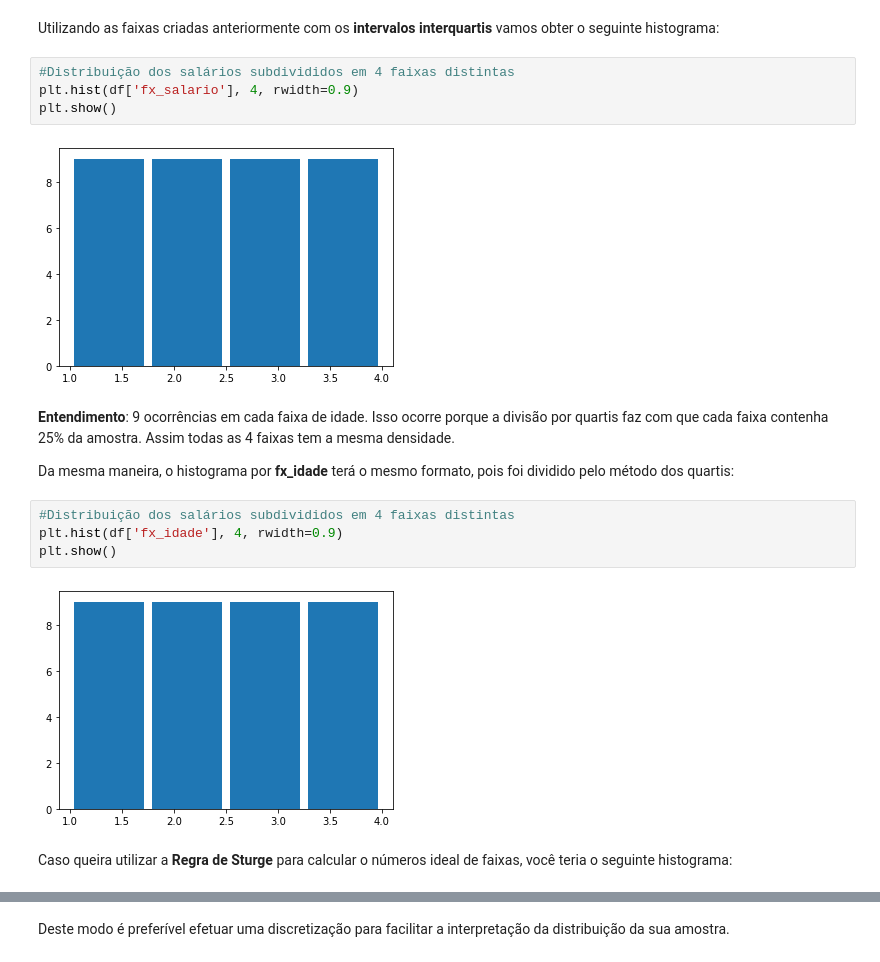
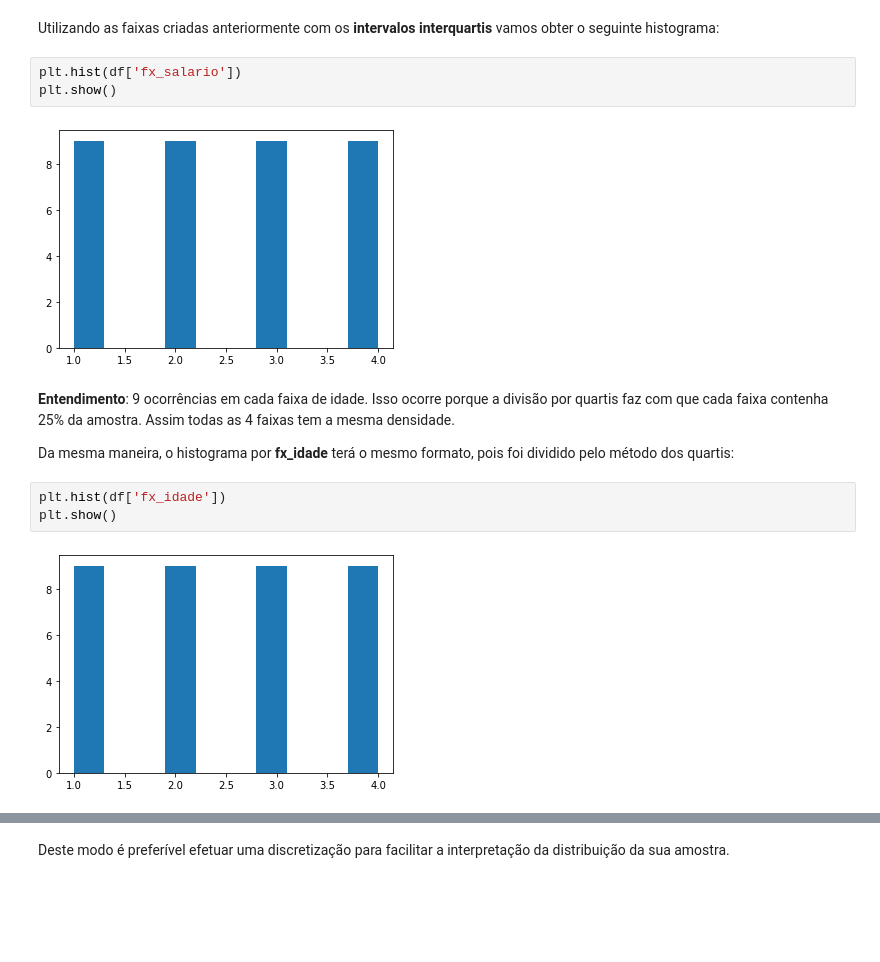
Before and after one commit to TerezaBoada/Estatistica, a Jupyter notebook: 1.1. Resumo de Dados.ipynb, the cells around one changed output, grey strips where cells are left out. Saved outputs shown, nothing was run; the diff lists cells and outputs as text; blank space fills up the shorter version.

```diff
--- a/1.1. Resumo de Dados.ipynb
+++ b/1.1. Resumo de Dados.ipynb
@@ -539,20 +591,16 @@ E assim por diante até a 12ª faixa, com uma ocorrência
 # %% [markdown]
 Utilizando as faixas criadas anteriormente com os **intervalos interquartis** vamos obter o seguinte histograma:
 # %%
-#Distribuição dos salários subdivididos em 4 faixas distintas
-plt.hist(df['fx_salario'], 4, rwidth=0.9)
+plt.hist(df['fx_salario'])
 plt.show()
 # %% [output]
-[figure, old version]
+[figure, new version]
 # %% [markdown]
 **Entendimento**: 9 ocorrências em cada faixa de idade. Isso ocorre porque a divisão por quartis faz com que cada faixa contenha 25% da amostra. Assim todas as 4 faixas tem a mesma densidade.<br>
 
 Da mesma maneira, o histograma por **fx_idade** terá o mesmo formato, pois foi dividido pelo método dos quartis:
 # %%
-#Distribuição dos salários subdivididos em 4 faixas distintas
-plt.hist(df['fx_idade'], 4, rwidth=0.9)
+plt.hist(df['fx_idade'])
 plt.show()
 # %% [output]
-[figure, old version]
+[figure, new version]
-# %% [markdown]
-Caso queira utilizar a **Regra de Sturge** para calcular o números ideal de faixas, você teria o seguinte histograma:
```
Also changed, not shown: parts of 50 cells of this notebook.
